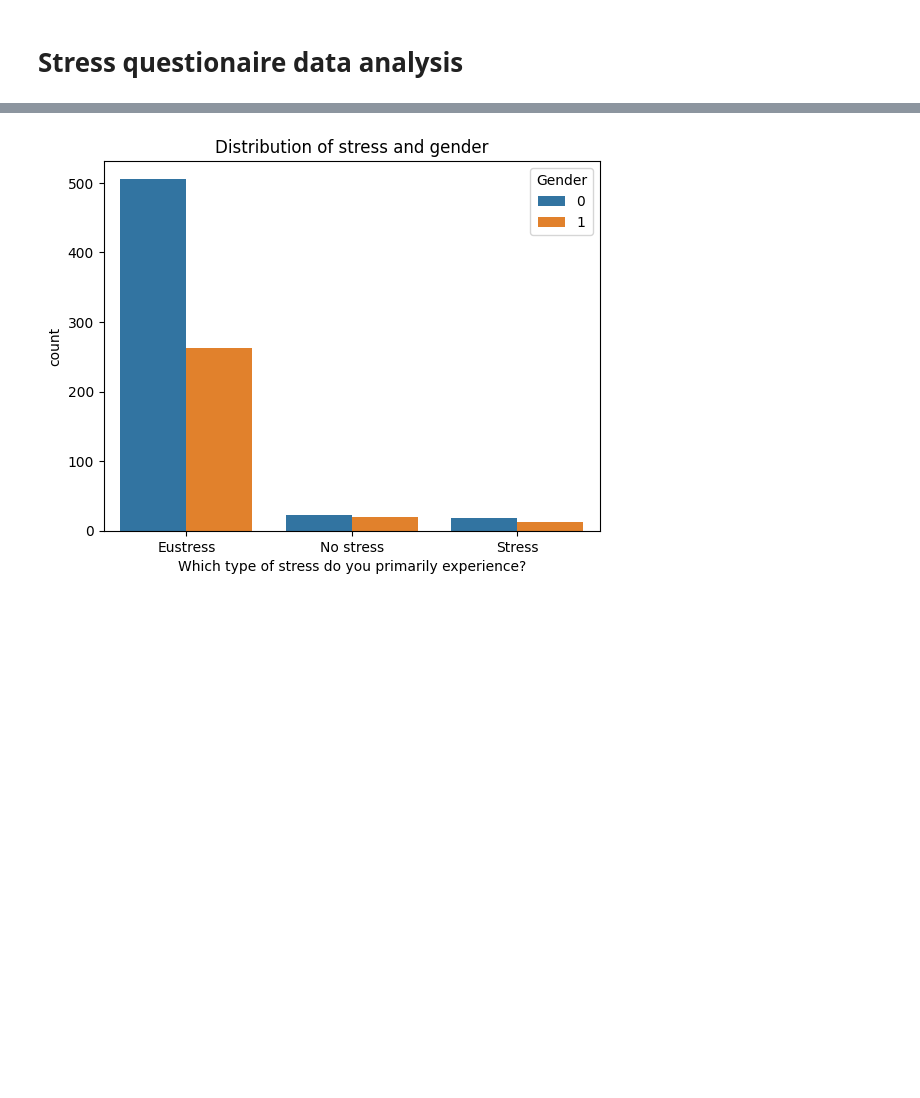
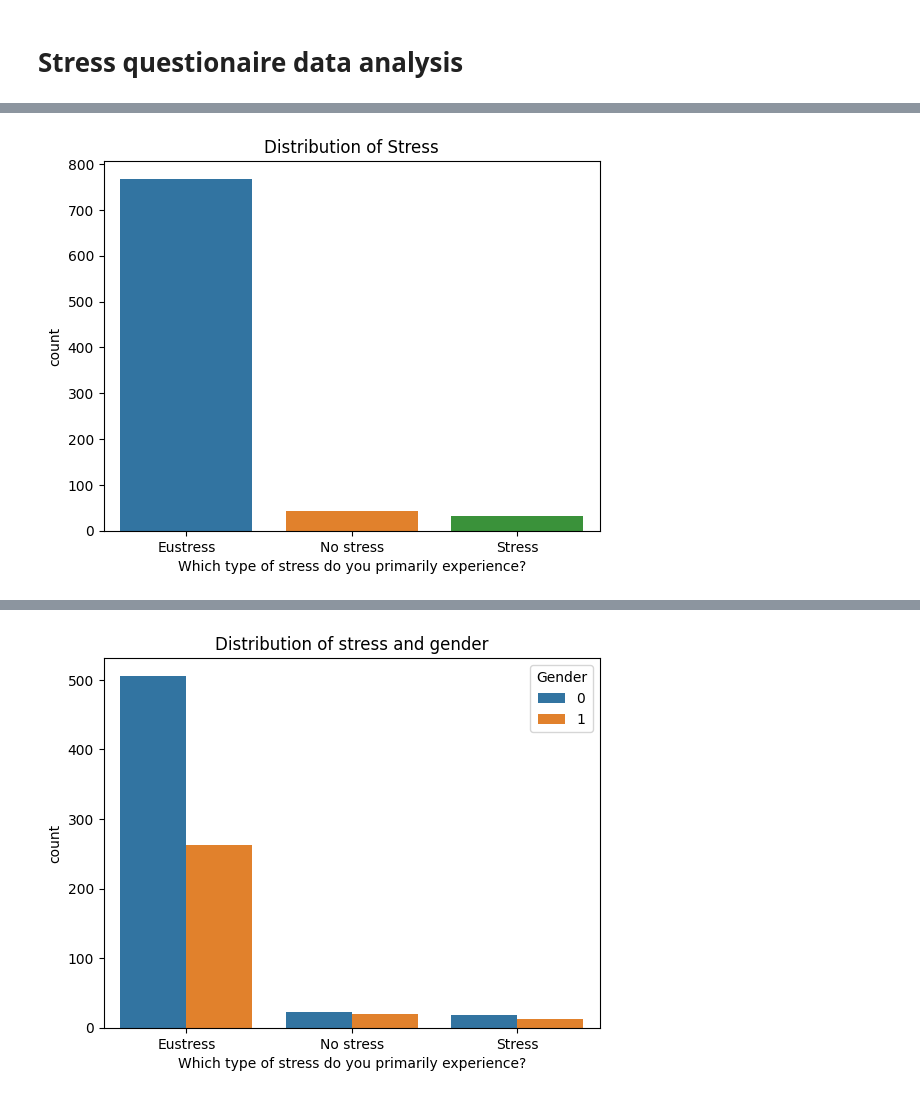
Before and after one commit to 0xRobinman/Kaggle-notebooks, a Jupyter notebook: notebooks/Student_stress.ipynb, the cells around one changed output, grey strips where cells are left out. Cells and saved outputs as stored; diff of their text form; code cells hidden in the pictures; blank space fills up the shorter version.

```diff
--- a/notebooks/Student_stress.ipynb
+++ b/notebooks/Student_stress.ipynb
@@ -166,0 +167,6 @@ plt.show()
+# %%
+sns.countplot(x='Which type of stress do you primarily experience?', data=stress_df)
+plt.title("Distribution of Stress")
+plt.show()
+# %% [output]
+[figure, added]
```
Also changed, not shown: parts of 15 cells of this notebook.
